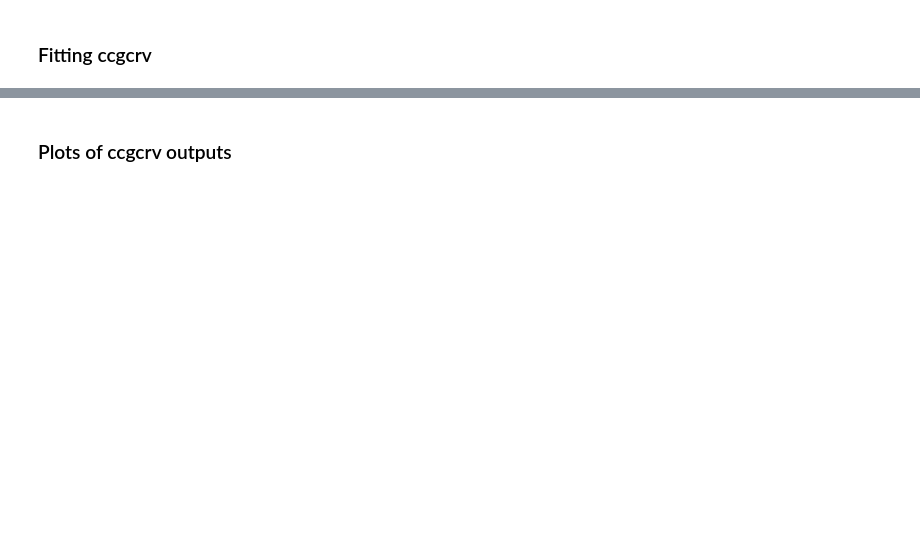
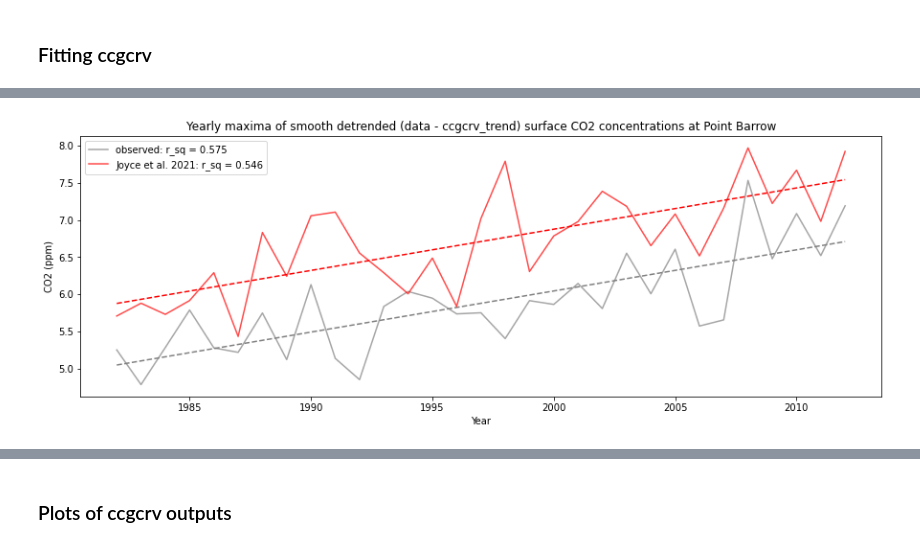
Before and after one commit to femoyano/co2_analysis, a Jupyter notebook: CO2_analysis.ipynb, the cells around one changed output, grey strips where cells are left out. Saved outputs shown, nothing was run; the diff lists cells and outputs as text; code cells hidden in the pictures; blank space fills up the shorter version.

```diff
--- a/CO2_analysis.ipynb
+++ b/CO2_analysis.ipynb
@@ -133,0 +217,12 @@ ccgfit_joyce = fit_ccgcrv(xp=co2_brw["decimal_year"], yp=co2_brw["co2_joyce"], p
+# %%
+# Plot min, max and amplitude from smooth-detrended raw data
+plt.clf()
+plot_linreg(co2_brw_ymax['year'], co2_brw_ymax['co2_obs_dts'], col='grey', fmt='-', lab='observed')
+plot_linreg(co2_brw_ymax['year'], co2_brw_ymax['co2_joyce_dts'], col='red', fmt='-', lab='Joyce et al. 2021')
+plt.legend(loc="upper left")
+plt.title('Yearly maxima of smooth detrended (data - ccgcrv_trend) surface CO2 concentrations at Point Barrow')
+plt.ylabel('CO2 (ppm)')
+plt.xlabel('Year')
+plt.show()
+# %% [output]
+[figure, added]
```
Also changed, not shown: parts of 28 cells of this notebook, 10 other files.
